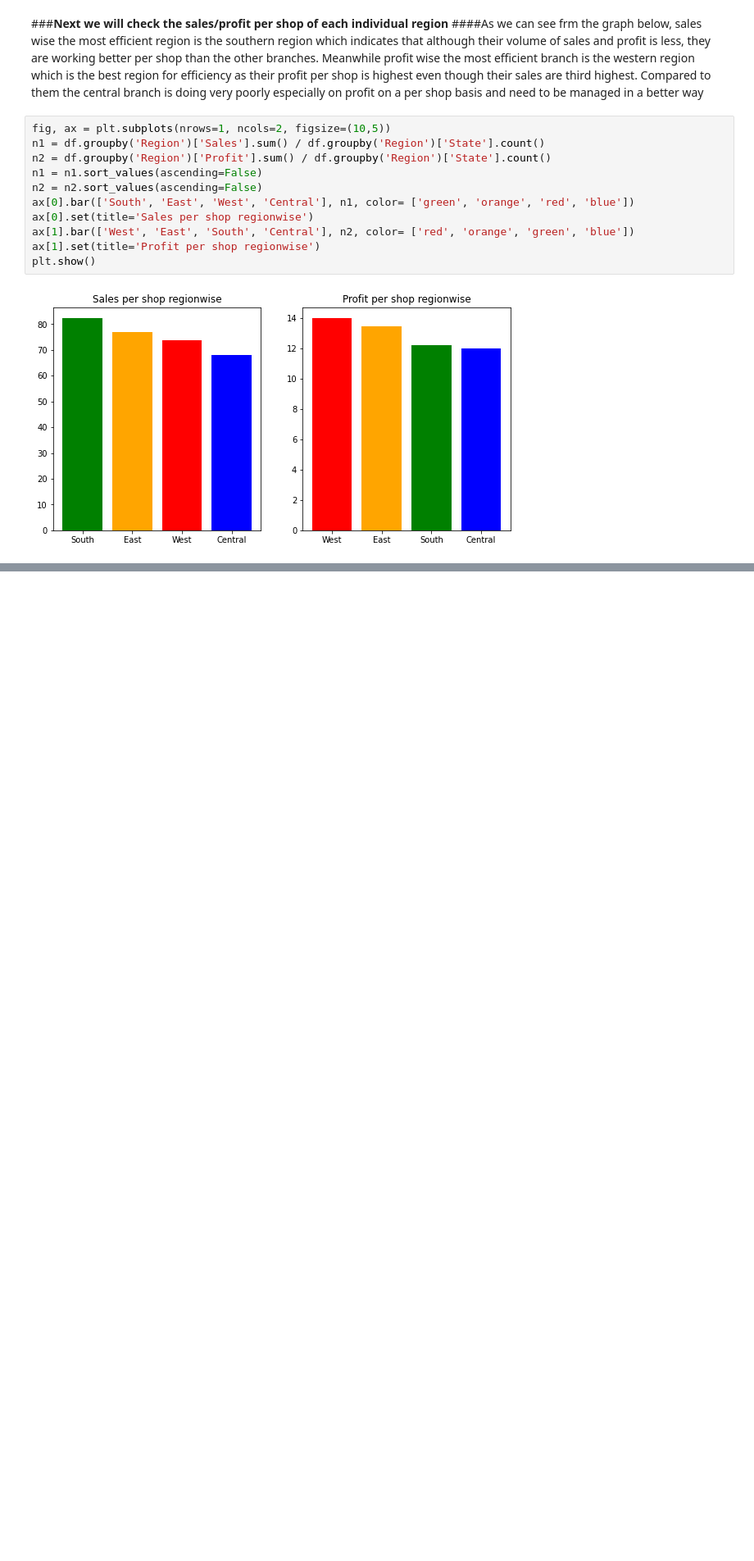
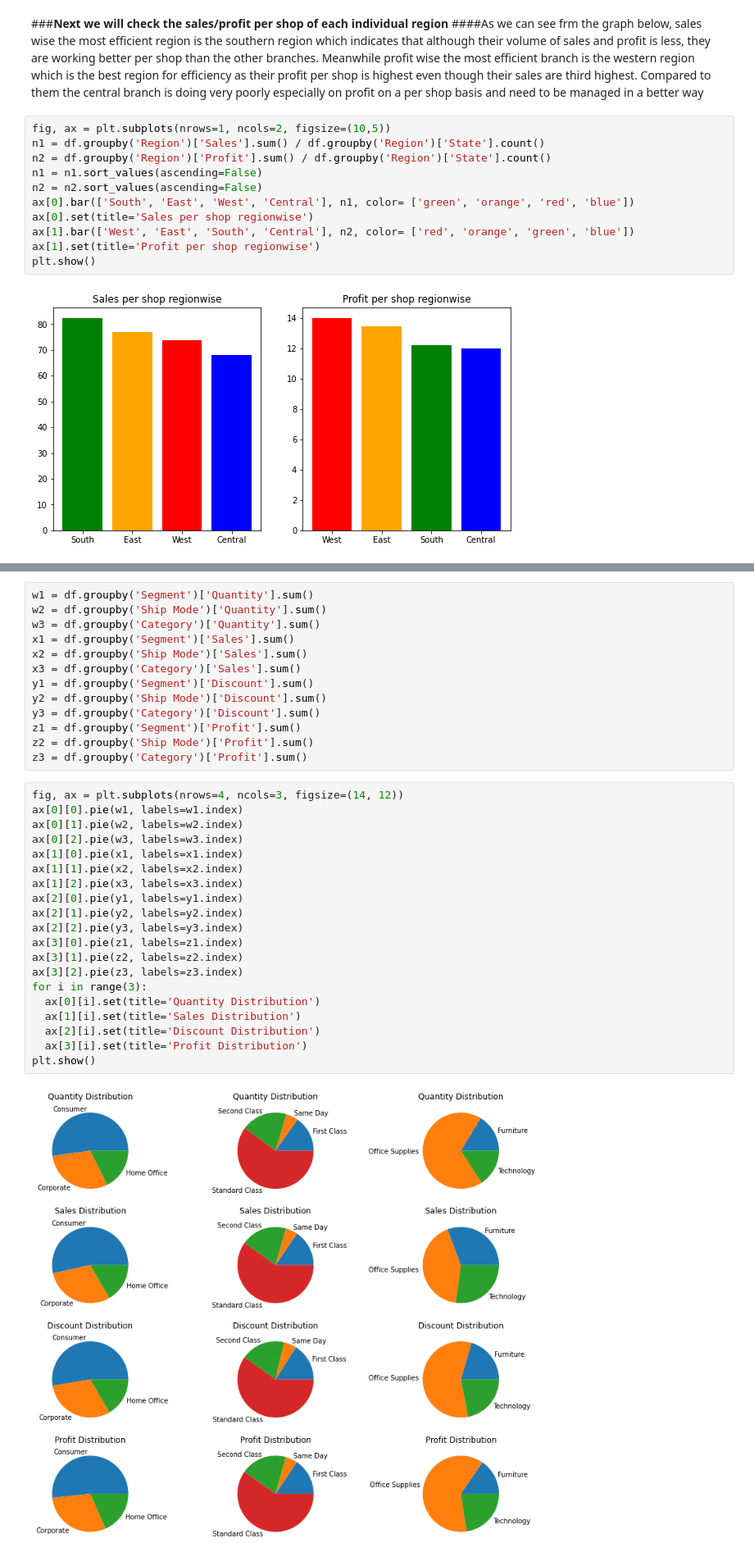
Before and after one commit to sury1999/Data-Analysis-Projects, a Jupyter notebook: Grip_Task_3_Exploratory_Data_Analysis.ipynb, the cells around one changed output, grey strips where cells are left out. Shown: that part at 82% size. Saved outputs shown, nothing was run; the diff lists cells and outputs as text; blank space fills up the shorter version.

```diff
--- a/Grip_Task_3_Exploratory_Data_Analysis.ipynb
+++ b/Grip_Task_3_Exploratory_Data_Analysis.ipynb
@@ -214,0 +218,35 @@ Name: Region, dtype: int64
+# %%
+w1 = df.groupby('Segment')['Quantity'].sum()
+w2 = df.groupby('Ship Mode')['Quantity'].sum()
+w3 = df.groupby('Category')['Quantity'].sum()
+x1 = df.groupby('Segment')['Sales'].sum()
+x2 = df.groupby('Ship Mode')['Sales'].sum()
+x3 = df.groupby('Category')['Sales'].sum()
+y1 = df.groupby('Segment')['Discount'].sum()
+y2 = df.groupby('Ship Mode')['Discount'].sum()
+y3 = df.groupby('Category')['Discount'].sum()
+z1 = df.groupby('Segment')['Profit'].sum()
+z2 = df.groupby('Ship Mode')['Profit'].sum()
+z3 = df.groupby('Category')['Profit'].sum()
+# %%
+fig, ax = plt.subplots(nrows=4, ncols=3, figsize=(14, 12))
+ax[0][0].pie(w1, labels=w1.index)
+ax[0][1].pie(w2, labels=w2.index)
+ax[0][2].pie(w3, labels=w3.index)
+ax[1][0].pie(x1, labels=x1.index)
+ax[1][1].pie(x2, labels=x2.index)
+ax[1][2].pie(x3, labels=x3.index)
+ax[2][0].pie(y1, labels=y1.index)
+ax[2][1].pie(y2, labels=y2.index)
+ax[2][2].pie(y3, labels=y3.index)
+ax[3][0].pie(z1, labels=z1.index)
+ax[3][1].pie(z2, labels=z2.index)
+ax[3][2].pie(z3, labels=z3.index)
+for i in range(3):
+  ax[0][i].set(title='Quantity Distribution')
+  ax[1][i].set(title='Sales Distribution')
+  ax[2][i].set(title='Discount Distribution')
+  ax[3][i].set(title='Profit Distribution')
+plt.show()
+# %% [output]
+[figure, added]
```
Also changed, not shown: parts of 6 cells of this notebook.
